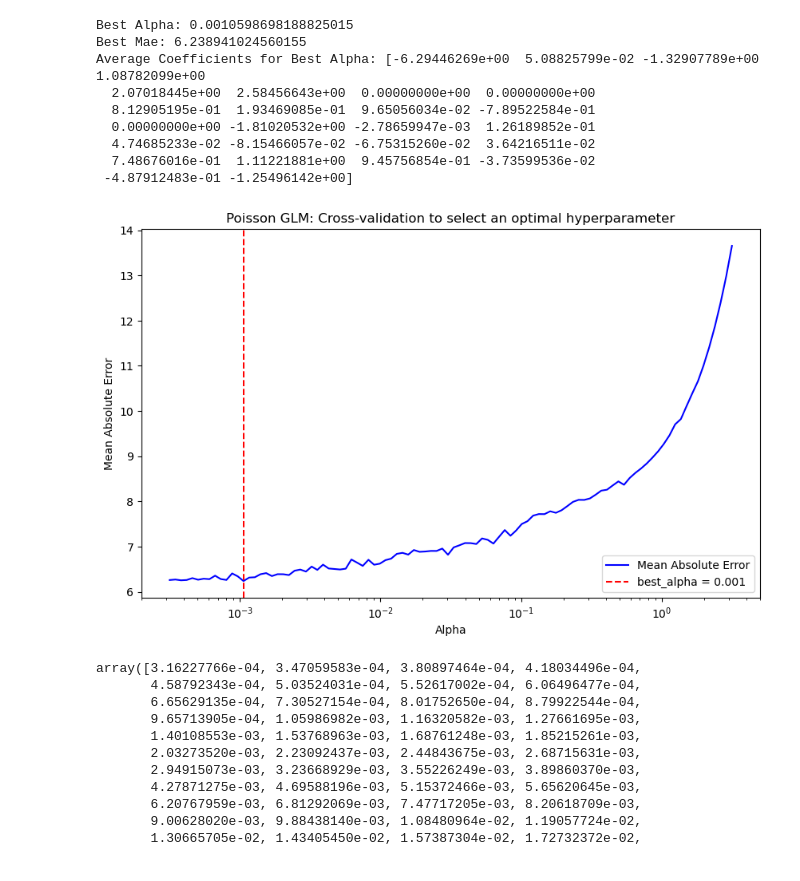
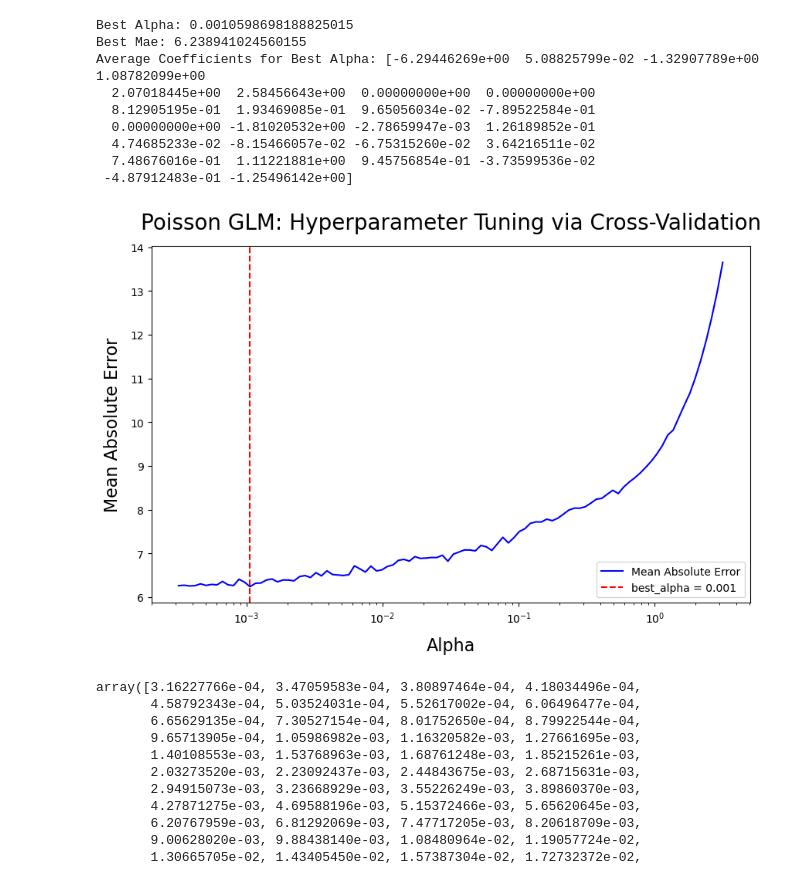
Before and after one commit to zhrwang/DS-LungCancer, a Jupyter notebook: Codes/poisson_glm.ipynb, the cells around one changed output. Cells and saved outputs as stored; diff of their text form; code cells hidden in the pictures.

```diff
--- a/Codes/poisson_glm.ipynb
+++ b/Codes/poisson_glm.ipynb
@@ -615,37 +615,37 @@ plt.axvline(best_alpha, color = 'red', linestyle = '--', label = f'best_alpha =
 
 
 
 plt.xscale('log')
 
 
 
-plt.xlabel('Alpha')
+plt.xlabel('Alpha', fontsize = 16, labelpad = 11)
 
 
 
-plt.ylabel('Mean Absolute Error')
+plt.ylabel('Mean Absolute Error', fontsize = 16, labelpad = 8)
 
 
 
-plt.title("Poisson GLM: Cross-validation to select an optimal hyperparameter")
+plt.title("Poisson GLM: Hyperparameter Tuning via Cross-Validation", fontsize = 20, pad = 16)
 
 
 
 plt.grid(False)
 
 
 
 plt.legend()
 
 
 
 plt.savefig('../Results/cross_validation_pglm.png', dpi = 300)
 
 
 
 plt.show()
 # %% [output]
-[figure, old version]
+[figure, new version]
 # %%
 
 
```
Also changed, not shown: parts of 4 cells of this notebook, 2 other files.
